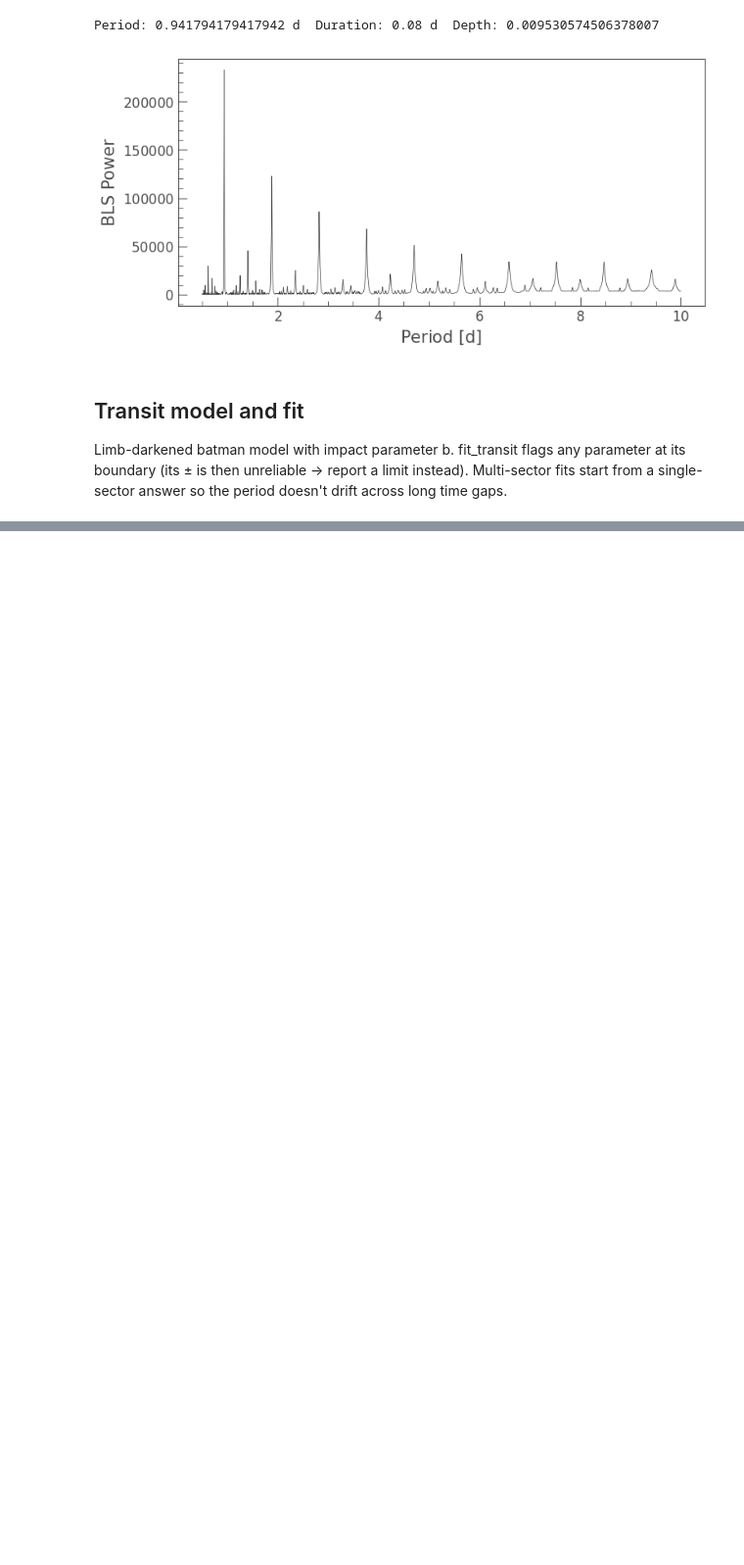
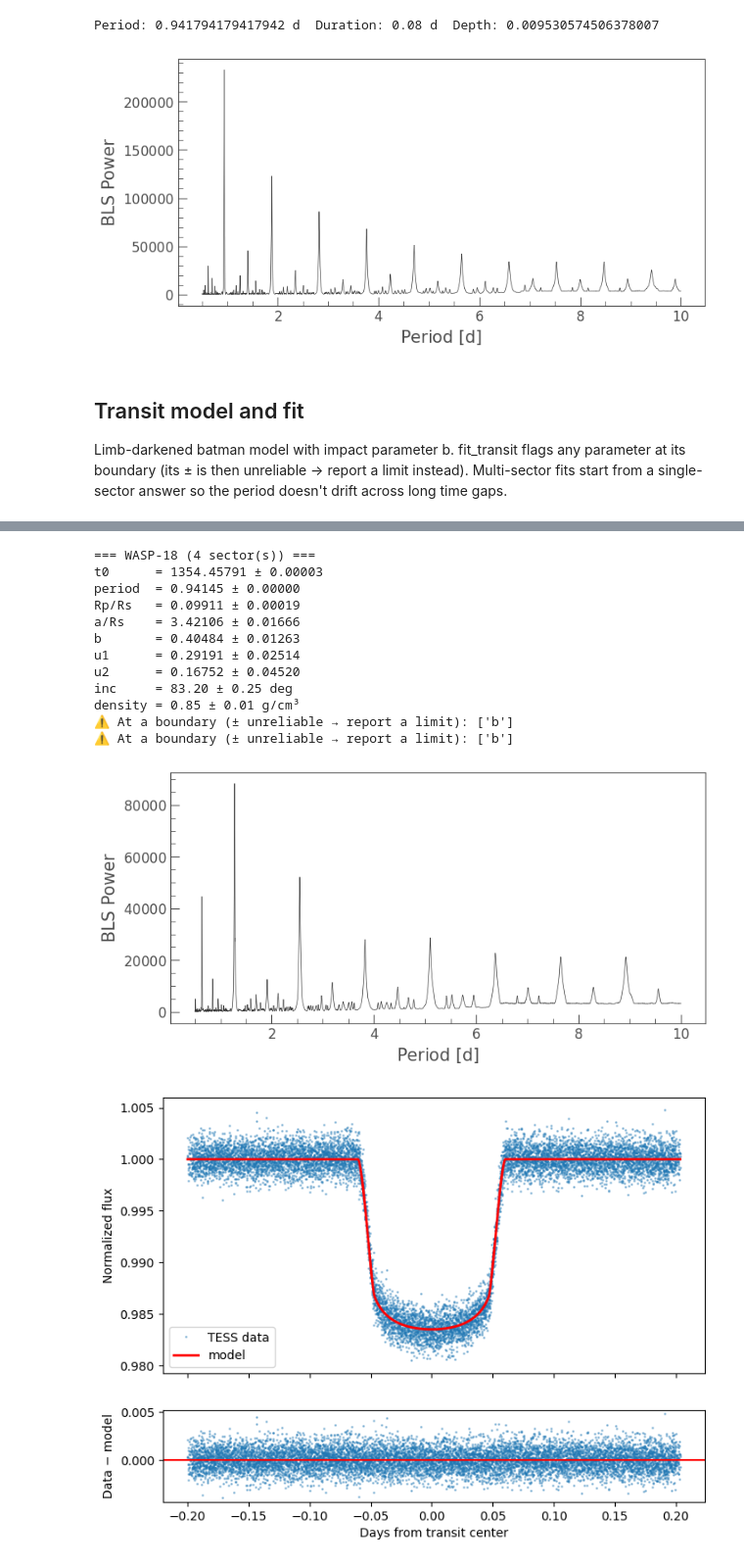
Before and after one commit to JulienRequa/exoplanet-search, a Jupyter notebook: pipeline.ipynb, the cells around one changed output, grey strips where cells are left out. Shown at 98% size. Cells and saved outputs as stored; diff of their text form; code cells hidden in the pictures; blank space fills up the shorter version.

```diff
--- a/pipeline.ipynb
+++ b/pipeline.ipynb
@@ -239,0 +249,39 @@ inc     1 sector: 82.43 ± 0.38   2 sectors: 83.19 ± 0.32
+# %%
+def analyze_star(star_name, n_sectors=1, plot=False, verbose=True):
+    """Run the full pipeline on a star. Returns a dictionary of results."""
+    lcs = download(star_name, n_sectors)
+
+    # Search and first fit on ONE sector
+    period, t0, duration, depth = search(clean(lcs[0]), plot=plot)
+    c1 = clean(lcs[0], period=period, t0=t0, duration=duration)
+    popt, errs, inc, inc_err, flags = fit_transit(c1, period, t0, duration, depth,
+                                                  plot=plot and len(lcs) == 1)
+    cleaned = c1
+
+    # Refine with all sectors, using the refined timing for masking and fitting
+    if len(lcs) > 1:
+        cleaned = clean_all(lcs, period=popt[1], t0=popt[0], duration=duration)
+        popt, errs, inc, inc_err, flags = fit_transit(cleaned, period, t0, duration,
+                                                      depth, start=popt, plot=plot)
+
+    rho = 3 * np.pi / (G * (popt[1] * 86400)**2) * popt[3]**3 / 1000
+    results = {"star": star_name, "n_sectors": len(lcs), "flags": flags,
+               "inc": (inc, inc_err), "density": (rho, rho * 3 * errs[3] / popt[3]),
+               "lc": cleaned}
+    for name, val, err in zip(PARAM_NAMES, popt, errs):
+        results[name] = (val, err)
+
+    if verbose:
+        print(f"=== {star_name} ({len(lcs)} sector(s)) ===")
+        for name in PARAM_NAMES:
+            v, e = results[name]
+            print(f"{name:7s} = {v:.5f} ± {e:.5f}")
+        print(f"inc     = {inc:.2f} ± {inc_err:.2f} deg")
+        print(f"density = {rho:.2f} ± {results['density'][1]:.2f} g/cm³")
+        if flags:
+            print("Flags:", flags)
+    return results
+# %%
+w18 = analyze_star("WASP-18", n_sectors=4)
+w121 = analyze_star("WASP-121", n_sectors=2, plot=True)
+# %% [output]
@@ -239,0 +290,14 @@ inc     1 sector: 82.43 ± 0.38   2 sectors: 83.19 ± 0.32
+=== WASP-18 (4 sector(s)) ===
+t0      = 1354.45791 ± 0.00003
+period  = 0.94145 ± 0.00000
+Rp/Rs   = 0.09911 ± 0.00019
+a/Rs    = 3.42106 ± 0.01666
+b       = 0.40484 ± 0.01263
+u1      = 0.29191 ± 0.02514
+u2      = 0.16752 ± 0.04520
+inc     = 83.20 ± 0.25 deg
+density = 0.85 ± 0.01 g/cm³
+⚠️ At a boundary (± unreliable → report a limit): ['b']
+⚠️ At a boundary (± unreliable → report a limit): ['b']
+[figure, added]
+[figure, added]
```
Also changed, not shown: parts of 6 cells of this notebook.
